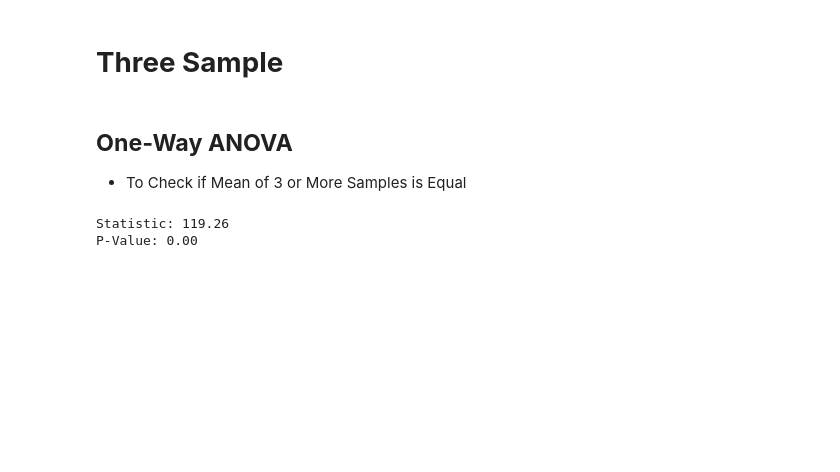
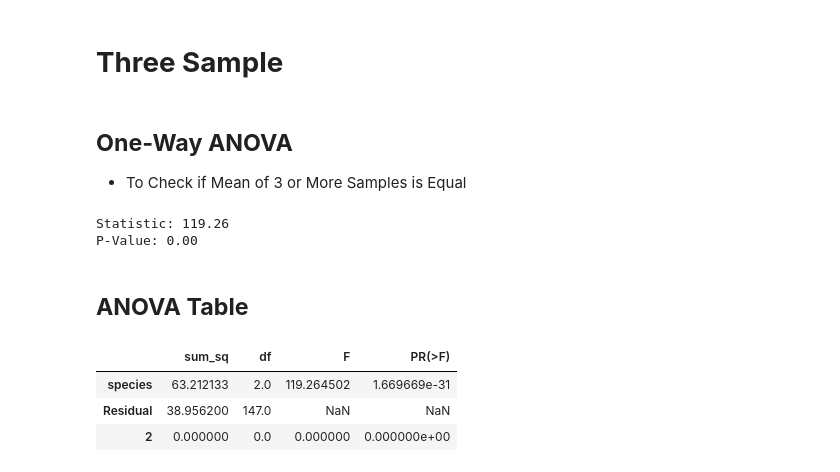
Before and after one commit to akshayyewle/Statistical-Analysis, a Jupyter notebook: 03 Statistical Tests With Python/Python Notebook.ipynb, the cells around one changed output. Drawn from its saved outputs; the diff is of its cells as text; code cells hidden in the pictures; blank space fills up the shorter version.

```diff
--- a/03 Statistical Tests With Python/Python Notebook.ipynb
+++ b/03 Statistical Tests With Python/Python Notebook.ipynb
@@ -257,3 +257,23 @@ print("P-Value: {:.2f}".format(p_value))
 # %% [output]
 Statistic: 119.26
 P-Value: 0.00
+# %% [markdown]
+## **ANOVA Table**
+# %%
+import statsmodels.api as sm
+from statsmodels.formula.api import ols
+
+# Fit the ANOVA model
+model = ols('sepal_length ~ species', data=iris).fit()
+
+# Create the ANOVA table
+table = sm.stats.anova_lm(model, typ=2)
+table.loc[2,:] = [0,0,0,0] # Add SST Row To ANOVA Table
+
+# Print the ANOVA table
+table
+# %% [output]
+|  | sum_sq | df | F | PR(>F) |
+| species | 63.212133 | 2.0 | 119.264502 | 1.669669e-31 |
+| Residual | 38.956200 | 147.0 | NaN | NaN |
+| 2 | 0.000000 | 0.0 | 0.000000 | 0.000000e+00 |
```
